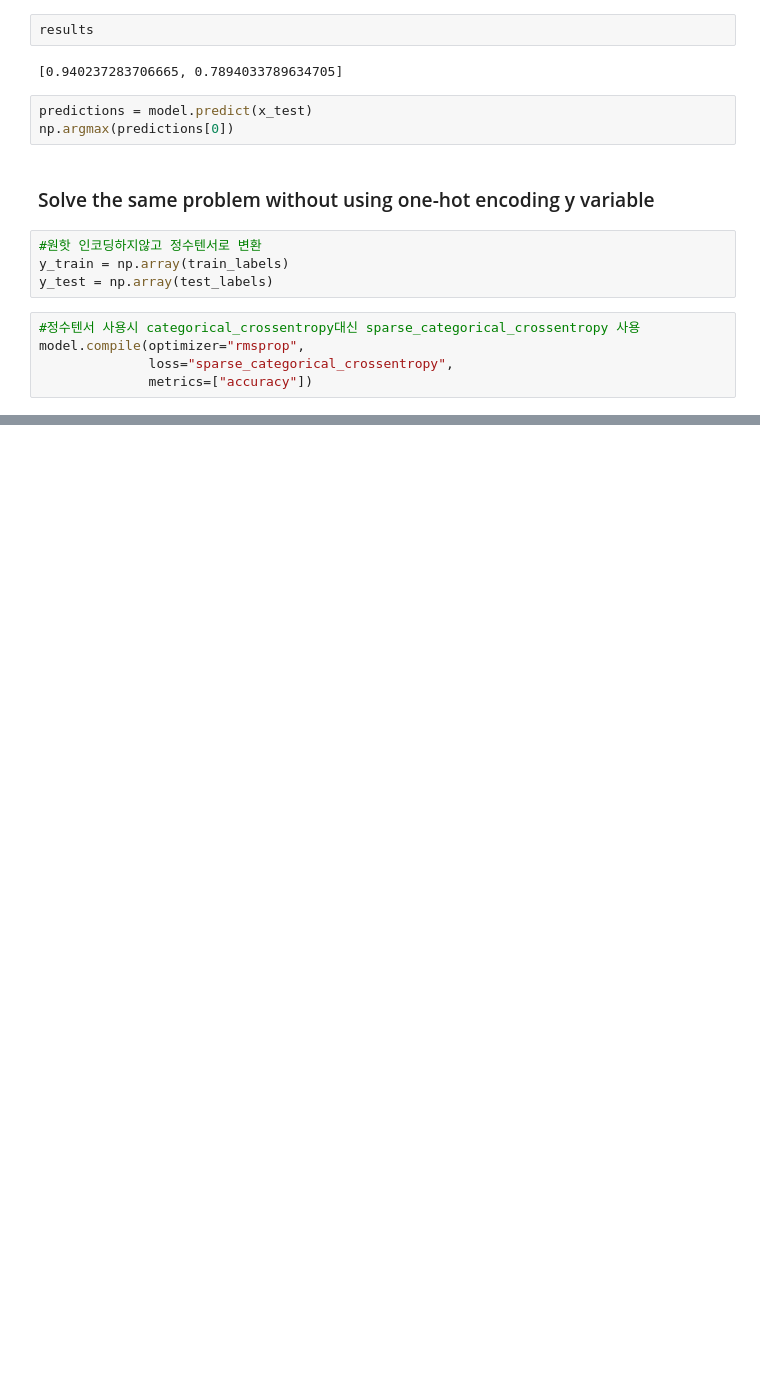
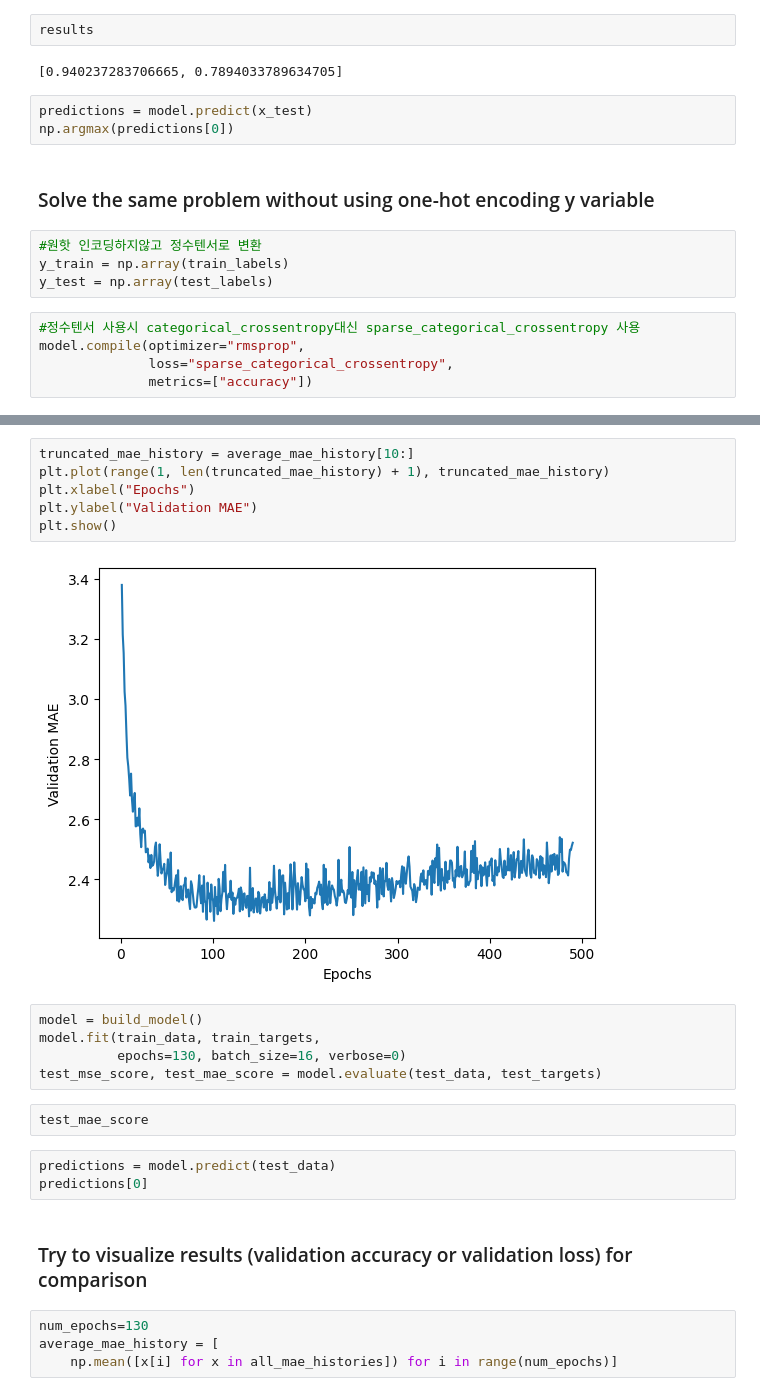
Before and after one commit to gilsu200/DL_study, a Jupyter notebook: Untitled8.ipynb, the cells around one changed output, grey strips where cells are left out. Drawn from its saved outputs; the diff is of its cells as text; blank space fills up the shorter version.

```diff
--- a/Untitled8.ipynb
+++ b/Untitled8.ipynb
@@ -377,0 +468,24 @@ model.compile(optimizer="rmsprop",
+# %%
+truncated_mae_history = average_mae_history[10:]
+plt.plot(range(1, len(truncated_mae_history) + 1), truncated_mae_history)
+plt.xlabel("Epochs")
+plt.ylabel("Validation MAE")
+plt.show()
+# %% [output]
+[figure, added]
+# %%
+model = build_model()
+model.fit(train_data, train_targets,
+          epochs=130, batch_size=16, verbose=0)
+test_mse_score, test_mae_score = model.evaluate(test_data, test_targets)
+# %%
+test_mae_score
+# %%
+predictions = model.predict(test_data)
+predictions[0]
+# %% [markdown]
+### Try to visualize results (validation accuracy or validation loss) for comparison
+# %%
+num_epochs=130
+average_mae_history = [
+    np.mean([x[i] for x in all_mae_histories]) for i in range(num_epochs)]
```
Also changed, not shown: parts of 13 cells of this notebook.
